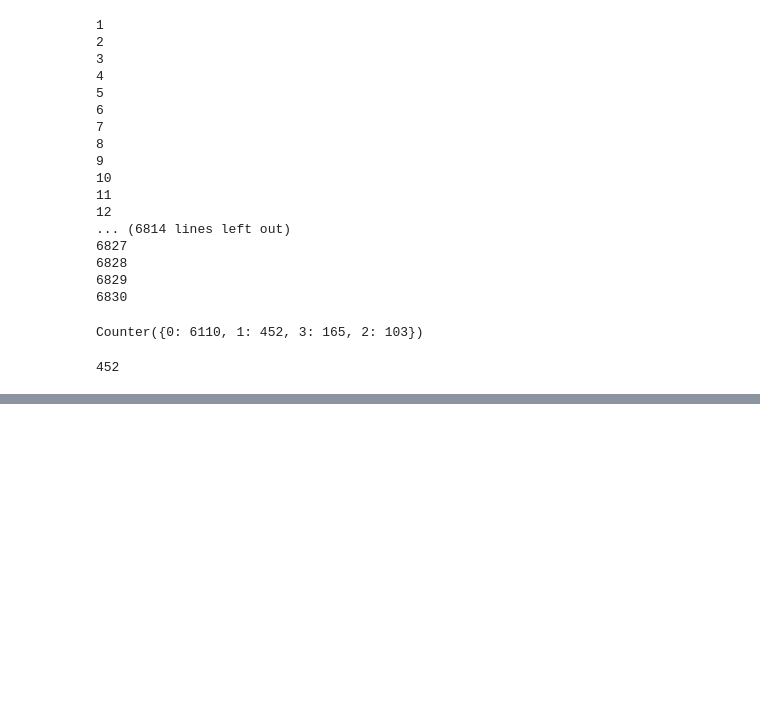
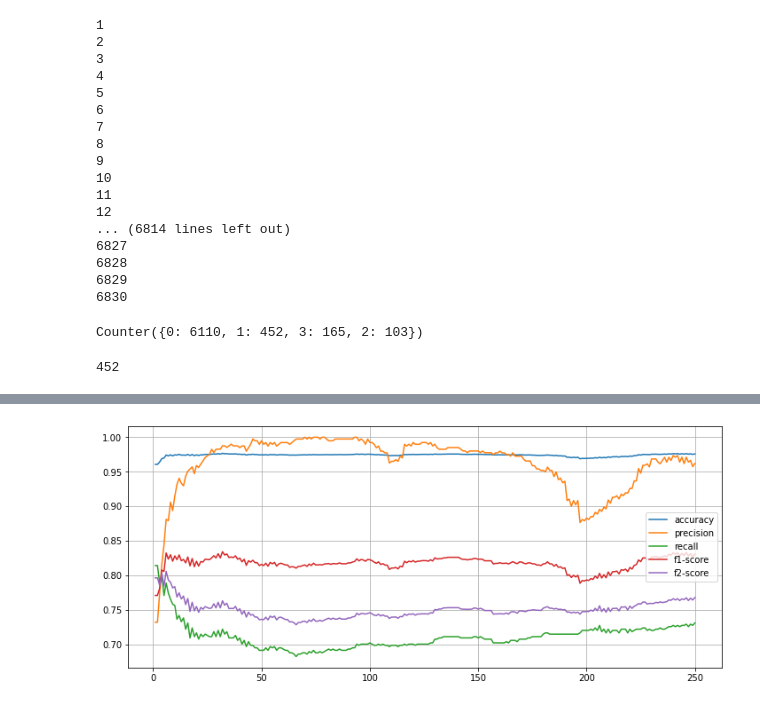
Before and after one commit to EMAT31530/ai-group-project-group-28, a Jupyter notebook: KNN testing/RealKNN/ActualKNN_undersampling.ipynb, the cells around one changed output, grey strips where cells are left out. Drawn from its saved outputs; the diff is of its cells as text; code cells hidden in the pictures; blank space fills up the shorter version.

```diff
--- a/KNN testing/RealKNN/ActualKNN_undersampling.ipynb
+++ b/KNN testing/RealKNN/ActualKNN_undersampling.ipynb
@@ -188,0 +207,14 @@ print(f)
+# %%
+x = np.arange(1,len(precision) + 1)
+
+plt.figure(figsize=(12,5))
+plt.plot(x,accuracy,label='accuracy')
+plt.plot(x,precision,label='precision')
+plt.plot(x,recall,label='recall')
+plt.plot(x,f,label='f1-score')
+plt.plot(x,f2,label='f2-score')
+plt.legend()
+plt.grid(which='both')
+plt.show()
+# %% [output]
+[figure, added]
```
Also changed, not shown: parts of 1 cell of this notebook.
